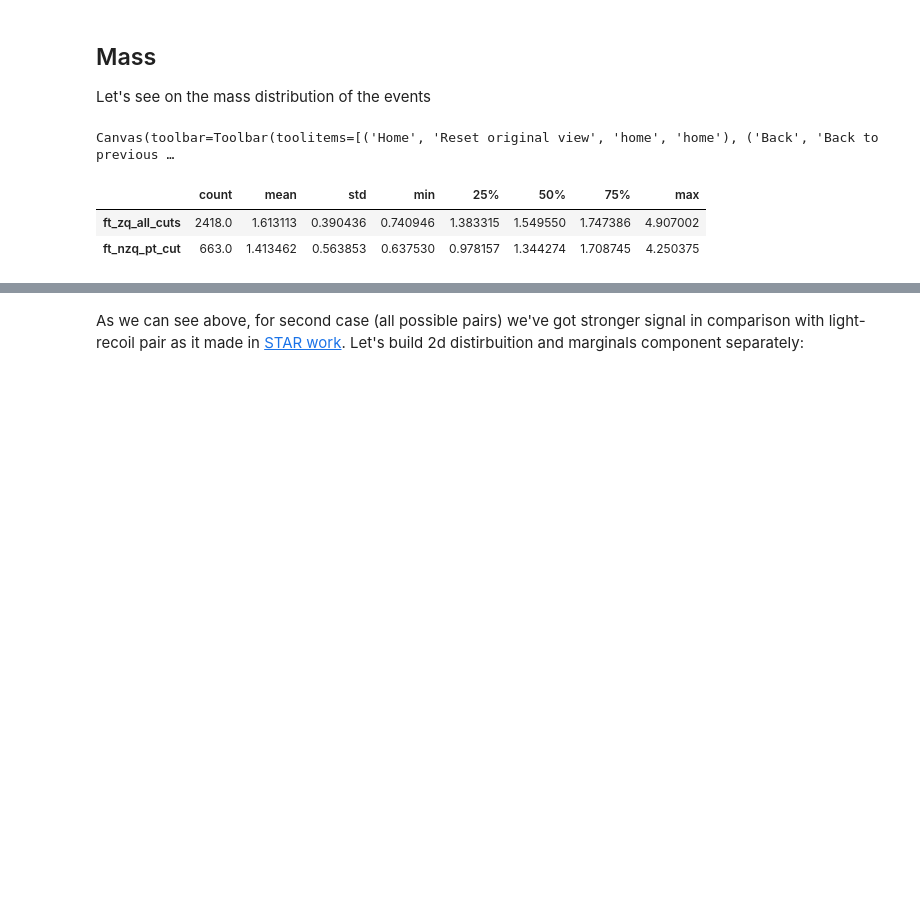
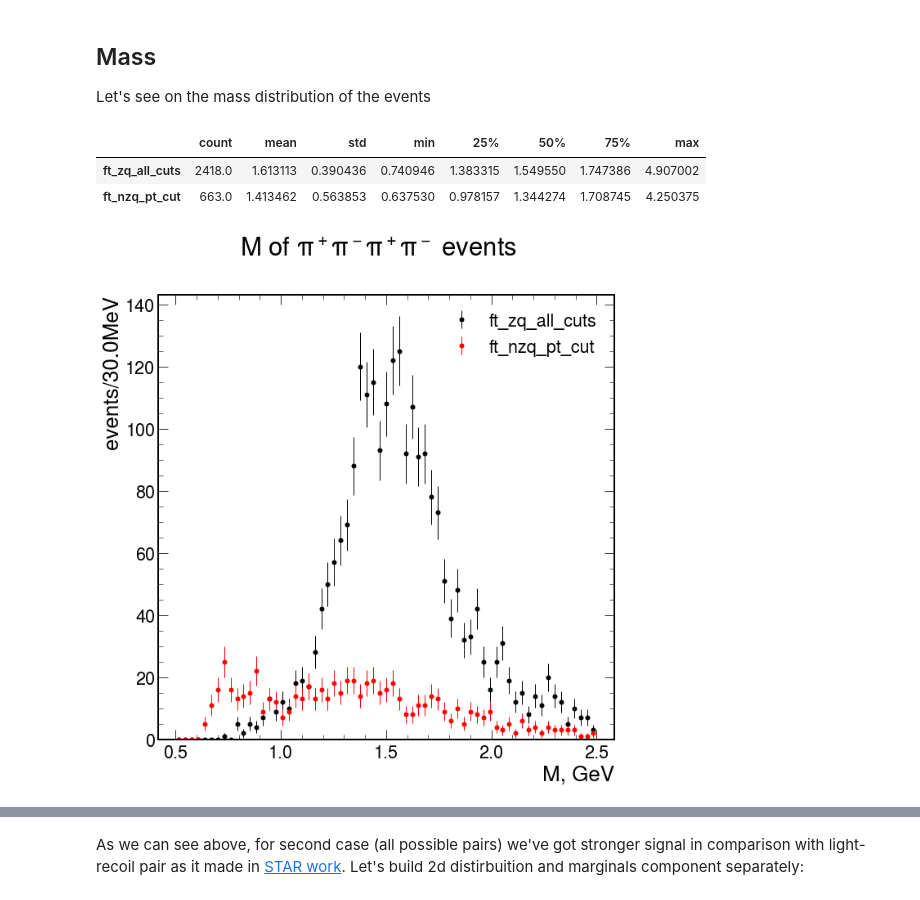
Before and after one commit to bdrum/cern-physics, a Jupyter notebook: notebooks/4TracksAnalysis.ipynb, the cells around one changed output, grey strips where cells are left out. Saved outputs shown, nothing was run; the diff lists cells and outputs as text; code cells hidden in the pictures; blank space fills up the shorter version.

```diff
--- a/notebooks/4TracksAnalysis.ipynb
+++ b/notebooks/4TracksAnalysis.ipynb
@@ -294,12 +294,14 @@ We can see small gaps with for the second case, that allow to speak about correc
 ## Mass
 Let's see on the mass distribution of the events
 # %%
+mass_after_all_cuts = mass_events(kinematics.GetTracksWithPtCut(four_tracks_zq_after_all_cuts))
+mass_nzq = mass_events(kinematics.GetTracksWithPtCut(data.four_tracks_nzq))
 ErrorHist.DrawErrorHists([mass_after_all_cuts, mass_nzq], bins=65, range=(0.5,2.5), title=f'$M$ of $\pi^+\pi^-\pi^+\pi^-$ events', x_label=['M, GeV', 'M, GeV'], y_label=['events', 'events'], label = ['ft_zq_all_cuts', 'ft_nzq_pt_cut'], color=['black', 'red'])
 # %% [output]
-Canvas(toolbar=Toolbar(toolitems=[('Home', 'Reset original view', 'home', 'home'), ('Back', 'Back to previous …
 |  | count | mean | std | min | 25% | 50% | 75% | max |
 | ft_zq_all_cuts | 2418.0 | 1.613113 | 0.390436 | 0.740946 | 1.383315 | 1.549550 | 1.747386 | 4.907002 |
 | ft_nzq_pt_cut | 663.0 | 1.413462 | 0.563853 | 0.637530 | 0.978157 | 1.344274 | 1.708745 | 4.250375 |
+[figure, added]
 # %% [markdown]
 ### Pions subsystems
 
```
Also changed, not shown: parts of 14 cells of this notebook, 21 other files.
